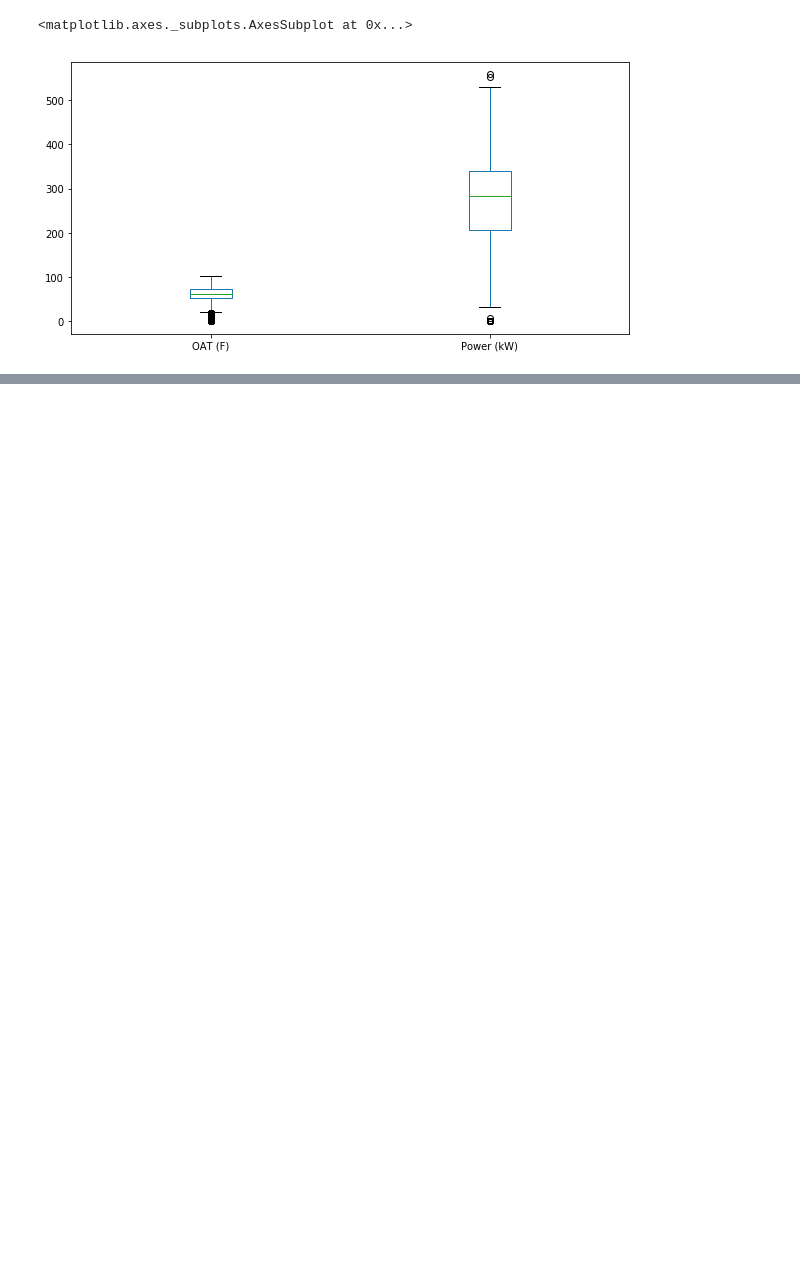
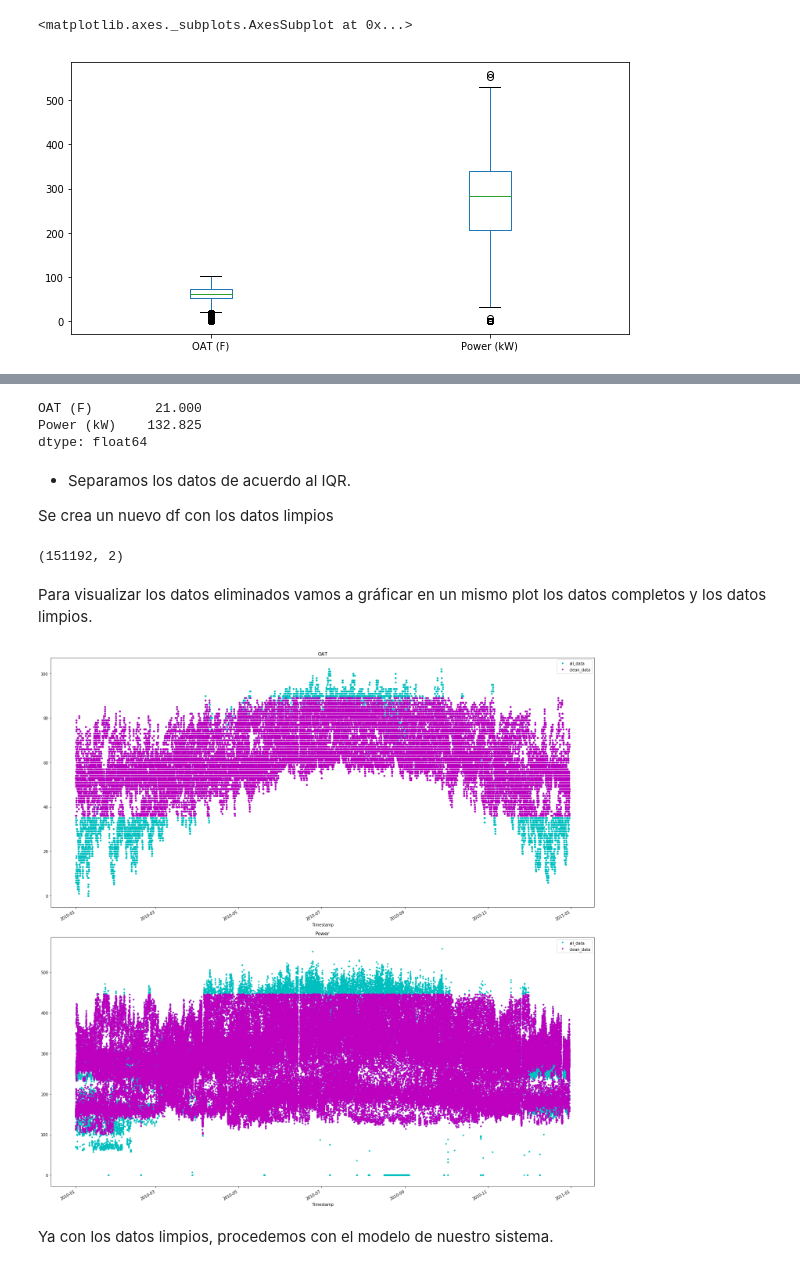
Before and after one commit to nicolerivera1/Statistical_Learning, a Jupyter notebook: linear_regression.ipynb, the cells around one changed output, grey strips where cells are left out. Drawn from its saved outputs; the diff is of its cells as text; code cells hidden in the pictures; blank space fills up the shorter version.

Commit message:
feat: clean data done

```diff
--- a/linear_regression.ipynb
+++ b/linear_regression.ipynb
@@ -107,0 +124,3 @@ Para contextualizar un poco estos comportamientos usaremos un _Box Plot_.
+# %%
+# --- copiamos el conjunto de datos original --- #
+dataset = data.copy()
@@ -114,0 +144,45 @@ data.plot(kind='box', figsize=(10,5))
+# %%
+# --- calculamos los cuartiles y el IQR para nuestros datos --- #
+
+Q1 = dataset.quantile(0.25)
+Q3 = dataset.quantile(0.75)
+
+IQR = Q3-Q1
+
+print(IQR)
+# %% [output]
+OAT (F)        21.000
+Power (kW)    132.825
+dtype: float64
+# %% [markdown]
+- Separamos los datos de acuerdo al IQR.
+
+Se crea un nuevo df con los datos limpios
+# %%
+# --- df limpio --- #
+clean_data = dataset[~((dataset < (Q1 - 0.8 * IQR)) |(dataset > (Q3 + 0.8 * IQR))).any(axis=1)]
+# %%
+clean_data.shape
+# %% [output]
+(151192, 2)
+# %% [markdown]
+Para visualizar los datos eliminados vamos a gráficar en un mismo plot los datos completos y los datos limpios.
+# %%
+fig, [ax1, ax2] = plt.subplots(2, figsize=(20,20))
+
+ax1.set_title('OAT')
+data['OAT (F)'].plot(style='.', ax=ax1, label='all_data', color='c')
+clean_data['OAT (F)'].plot(style='.', ax=ax1, label='clean_data', color='m')
+ax1.legend()
+
+ax2.set_title('Power')
+data['Power (kW)'].plot(style='.', ax=ax2, label='all_data', color='c')
+clean_data['Power (kW)'].plot(style='.', ax=ax2, label='clean_data', color='m')
+ax2.legend()
+
+plt.tight_layout()
+plt.show()
+# %% [output]
+[figure, added]
+# %% [markdown]
+Ya con los datos limpios, procedemos con el modelo de nuestro sistema.
```
Also changed, not shown: parts of 15 cells of this notebook.
